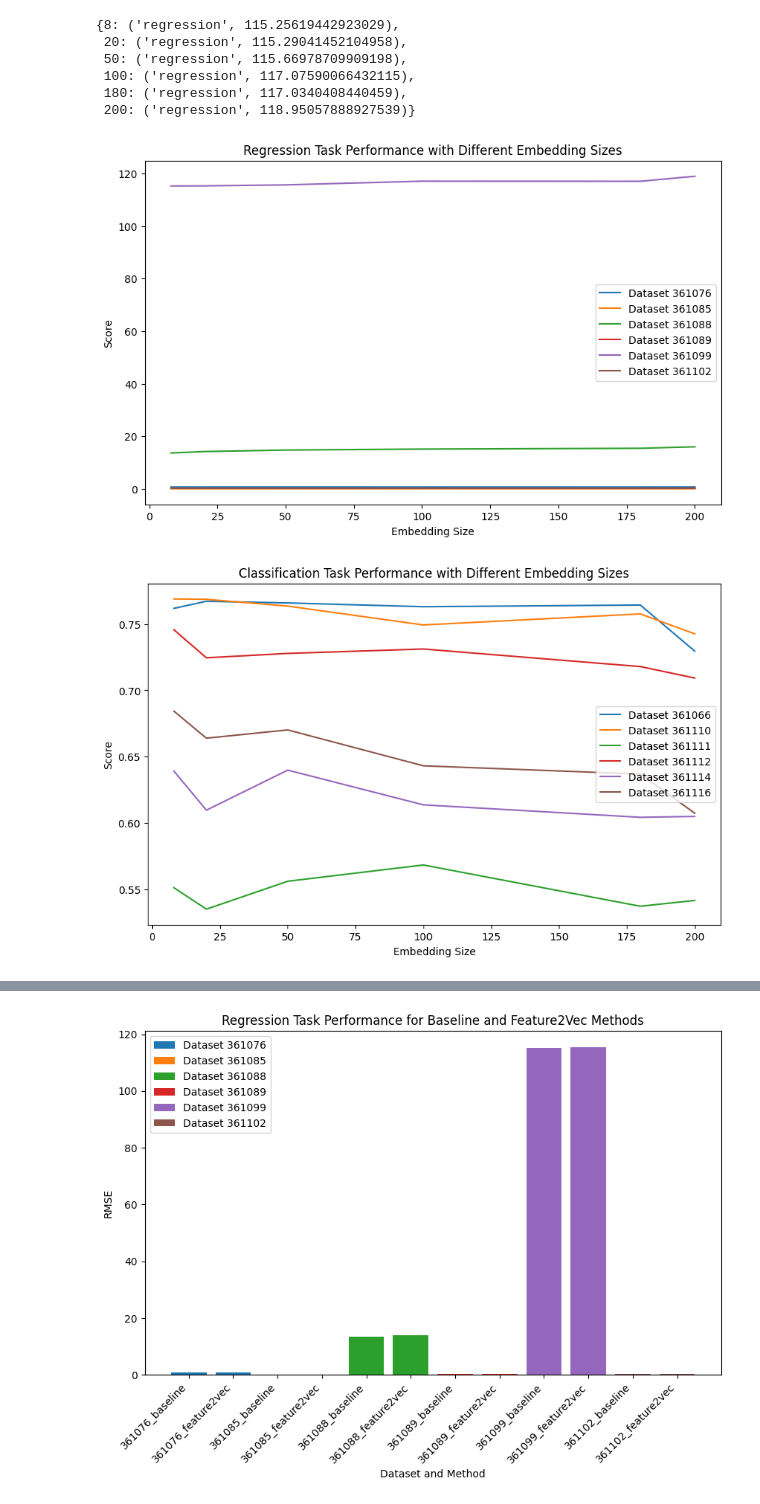
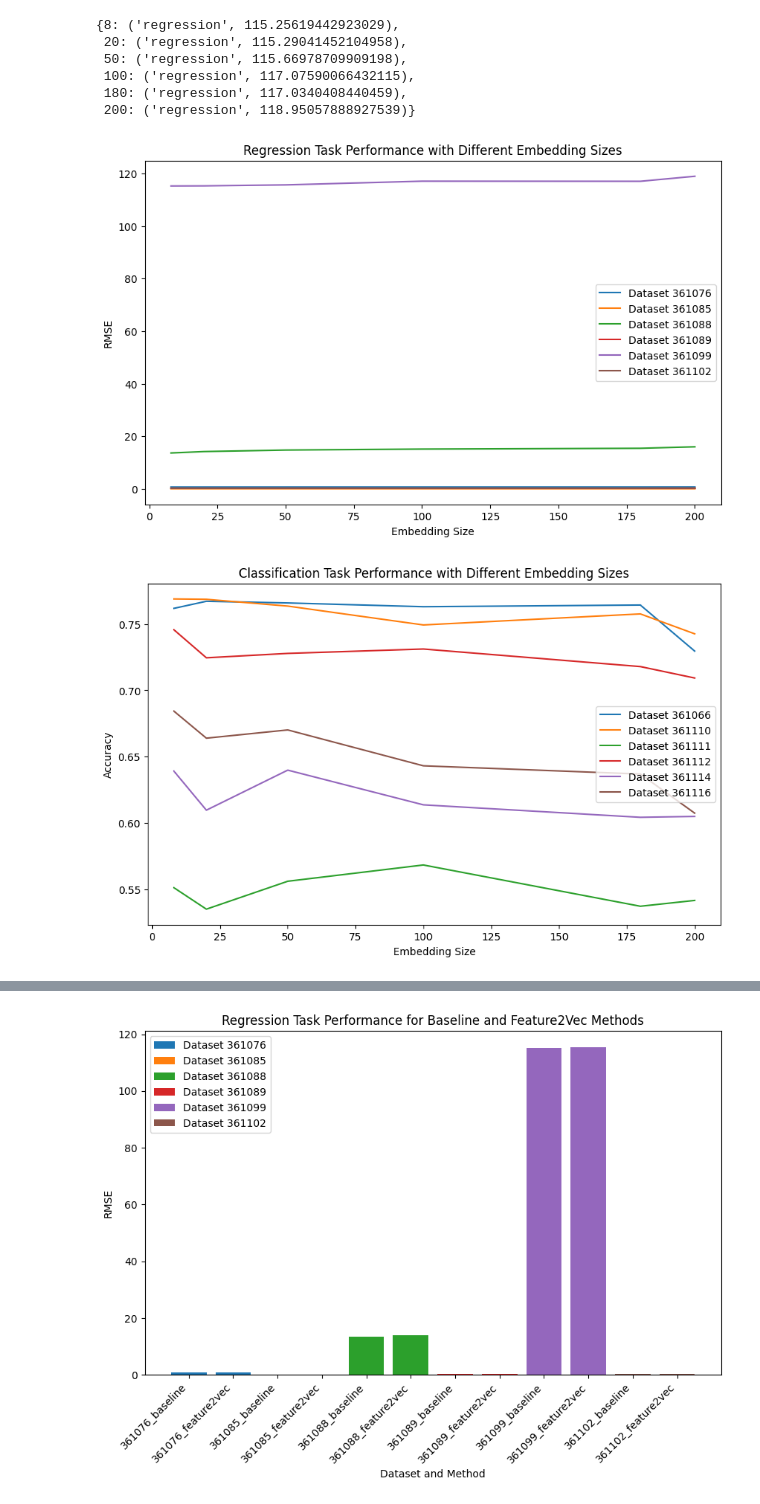
Before and after one commit to PatrickTchoupe/TFE-EPL, a Jupyter notebook: playground.ipynb, the cells around one changed output, grey strips where cells are left out. Drawn from its saved outputs; the diff is of its cells as text; code cells hidden in the pictures.

```diff
--- a/playground.ipynb
+++ b/playground.ipynb
@@ -166,34 +148,34 @@ results_emb = {361066: {8: ('classification', 0.7617396785376616), 20: ('classif
 
 # Separate data for regression and classification tasks
 regression_data = {k: v for k, v in results_emb.items() if v[list(v.keys())[0]][0] == 'regression'}
 classification_data = {k: v for k, v in results_emb.items() if v[list(v.keys())[0]][0] == 'classification'}
 
 # Plot for regression task
 plt.figure(figsize=(10, 6))
 for key, values in regression_data.items():
     embedding_sizes = list(values.keys())
     scores = [value[1] for value in values.values()]
     plt.plot(embedding_sizes, scores, label=f"Dataset {key}")
 plt.title("Regression Task Performance with Different Embedding Sizes")
 plt.xlabel("Embedding Size")
-plt.ylabel("Score")
+plt.ylabel("RMSE")
 plt.legend()
 plt.show()
 
 # Plot for classification task
 plt.figure(figsize=(10, 6))
 for key, values in classification_data.items():
     embedding_sizes = list(values.keys())
     scores = [value[1] for value in values.values()]
     plt.plot(embedding_sizes, scores, label=f"Dataset {key}")
 plt.title("Classification Task Performance with Different Embedding Sizes")
 plt.xlabel("Embedding Size")
-plt.ylabel("Score")
+plt.ylabel("Accuracy")
 plt.legend()
 plt.show()
 # %% [output]
 [figure]
-[figure, old version]
+[figure, new version]
 # %%
 results_method = {361066: {'baseline': ('classification', 0.7630003151591553), 'feature2vec': ('classification', 0.7595335644500473)}, 361076: {'baseline': ('regression', 0.7419009), 'feature2vec': ('regression', 0.7349161)}, 361085: {'baseline': ('regression', 0.043436570968621926), 'feature2vec': ('regression', 0.04354525223519605)}, 361088: {'baseline': ('regression', 13.401820589628775), 'feature2vec': ('regression', 13.99721351901427)}, 361089: {'baseline': ('regression', 0.24042821113501636), 'feature2vec': ('regression', 0.24049073429459694)}, 361110: {'baseline': ('classification', 0.7697972621729336), 'feature2vec': ('classification', 0.7654652573210882)}, 361111: {'baseline': ('classification', 0.563102541630149), 'feature2vec': ('classification', 0.5574057843996494)}, 361112: {'baseline': ('classification', 0.7251655629139073), 'feature2vec': ('classification', 0.7350993377483444)}, 361114: {'baseline': ('classification', 0.6183769282360831), 'feature2vec': ('classification', 0.5989268947015426)}, 361116: {'baseline': ('classification', 0.6907670739034648), 'feature2vec': ('classification', 0.6561185659923894)}, 361099: {'baseline': ('regression', 115.27739326119277), 'feature2vec': ('regression', 115.35448524145774)}, 361102: {'baseline': ('regression', 0.3501796944468899), 'feature2vec': ('regression', 0.2829220516308869)}}
 
```
Also changed, not shown: parts of 18 cells of this notebook, 8 other files.
